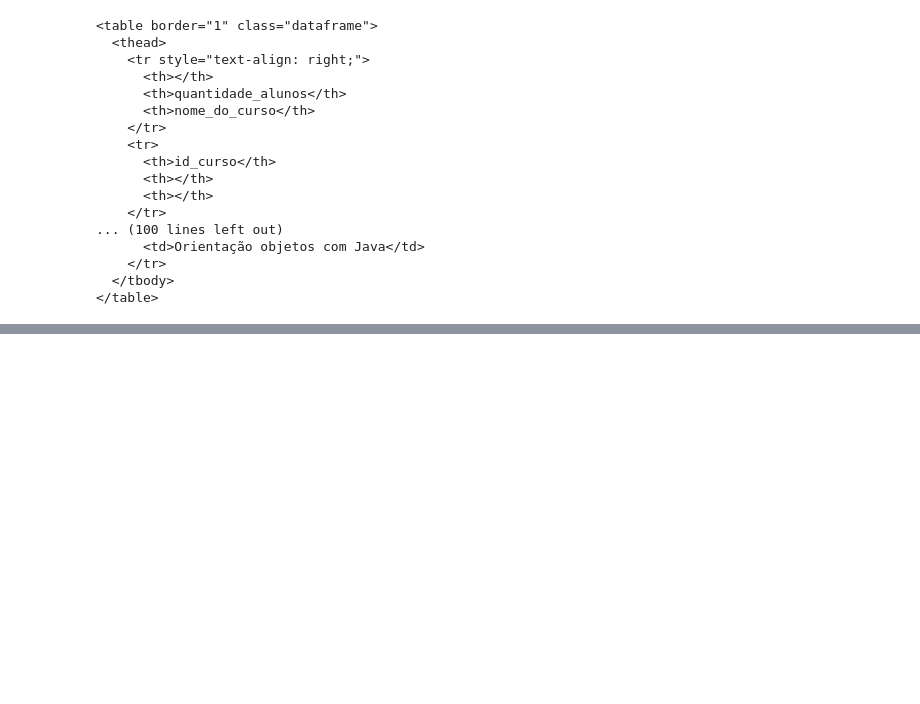
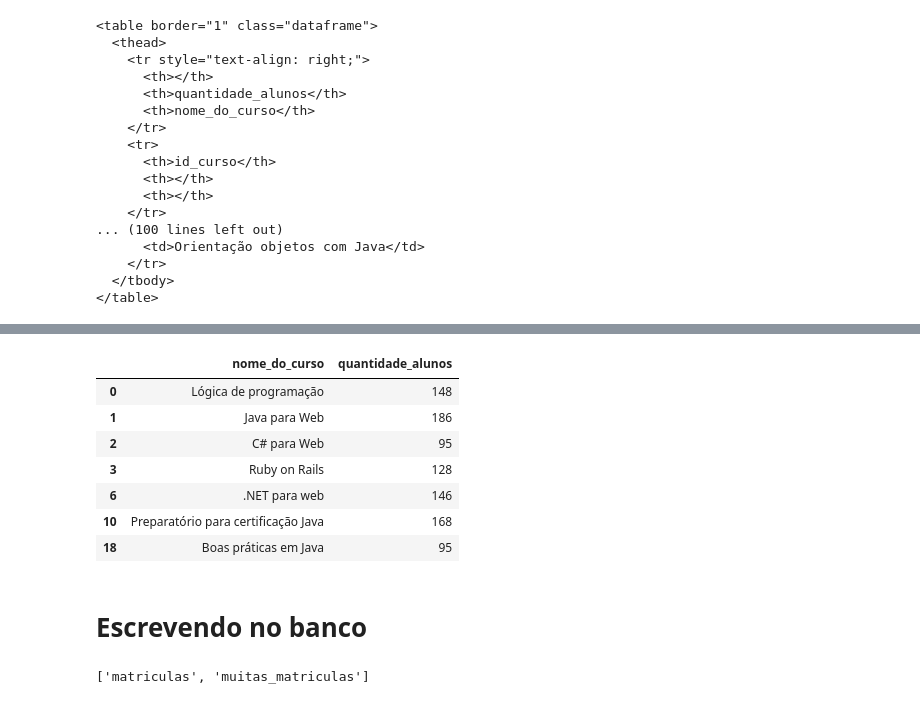
Before and after one commit to joutav/Curso-Pandas-IO, a Jupyter notebook: Pandas IO.ipynb, the cells around one changed output, grey strips where cells are left out. Drawn from its saved outputs; the diff is of its cells as text; code cells hidden in the pictures; blank space fills up the shorter version.

Commit message:
Update Pandas IO.ipynb
Criaçao e uso de um banco de dados sql

```diff
--- a/Pandas IO.ipynb
+++ b/Pandas IO.ipynb
@@ -393,0 +461,13 @@ print(matriculas_html)
+# %%
+muitas_matriculas
+# %% [output]
+|  | nome_do_curso | quantidade_alunos |
+| 0 | Lógica de programação | 148 |
+| 1 | Java para Web | 186 |
+| 2 | C# para Web | 95 |
+| 3 | Ruby on Rails | 128 |
+| 6 | .NET para web | 146 |
+| 10 | Preparatório para certificação Java | 168 |
+| 18 | Boas práticas em Java | 95 |
+# %% [markdown]
+# Escrevendo no banco
@@ -393,0 +476,4 @@ print(matriculas_html)
+# %%
+print(engine.table_names())
+# %% [output]
+['matriculas', 'muitas_matriculas']
```
Also changed, not shown: parts of 16 cells of this notebook.
